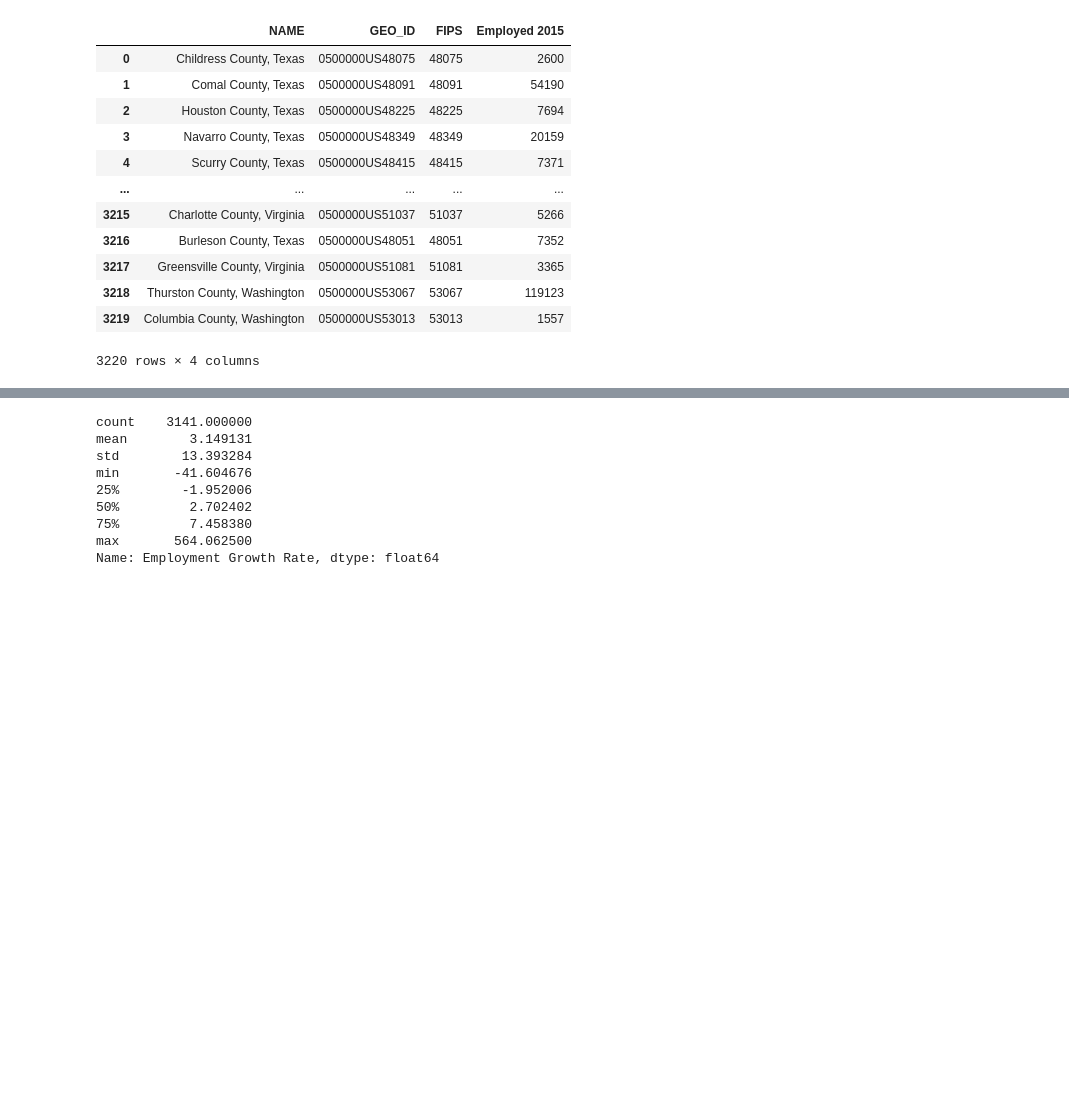
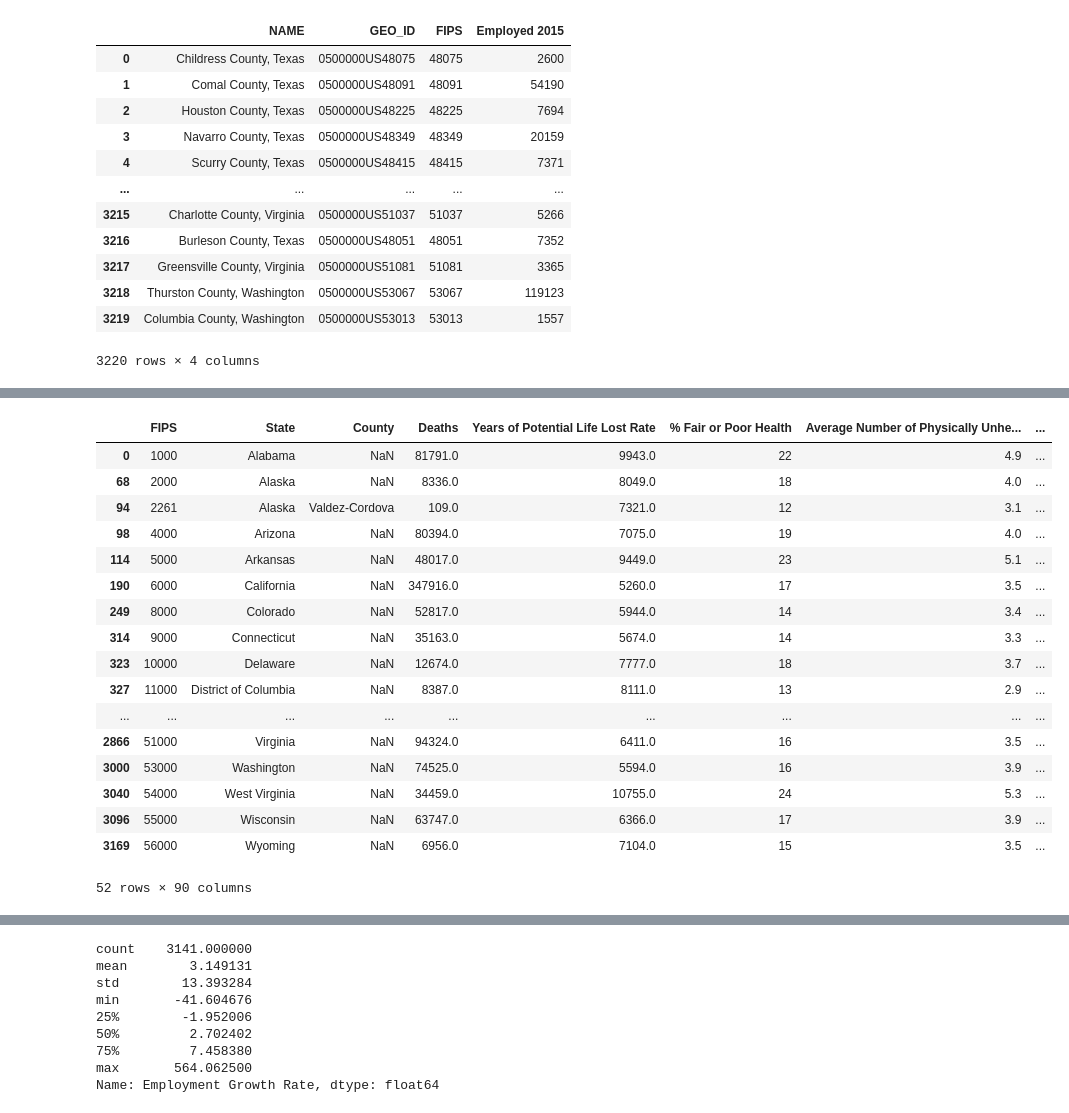
Before and after one commit to mgsrichard/EDai_exercise, a Jupyter notebook: County_Analysis.ipynb, the cells around one changed output, grey strips where cells are left out. Drawn from its saved outputs; the diff is of its cells as text; code cells hidden in the pictures; blank space fills up the shorter version.

```diff
--- a/County_Analysis.ipynb
+++ b/County_Analysis.ipynb
@@ -4,6 +28,10 @@ Data drawn from census.gov
 # %%
-#Import dependencies
+# 1. Import dependencies
 import pandas as pd
 import numpy as np
 import matplotlib.pyplot as plt
+from sklearn.linear_model import LinearRegression
+
+#set print to 20 (for rerunning so it's not set at none)
+pd.set_option('display.max_rows', 20)
 # %%
@@ -129,0 +160,30 @@ There are 0 missing values in the 2015 employment data
+# %%
+#Missing Values are likely from state only rows in original data, these rows should be eliminated anyway since
+#our analysis is by county
+
+#Verify who is missing that data
+pd.set_option('display.max_rows', None)
+
+missing_2020 = combined_ratings_df.loc[combined_ratings_df['Employed 2020'].isna()]
+missing_2020
+
+#50 states plus DC make 51 of 52, plus there is a problem with Valdez-Cordova County, Alaska
+# %% [output]
+|  | FIPS | State | County | Deaths | Years of Potential Life Lost Rate | % Fair or Poor Health | Average Number of Physically Unhe... | ... |
+| 0 | 1000 | Alabama | NaN | 81791.0 | 9943.0 | 22 | 4.9 | ... |
+| 68 | 2000 | Alaska | NaN | 8336.0 | 8049.0 | 18 | 4.0 | ... |
+| 94 | 2261 | Alaska | Valdez-Cordova | 109.0 | 7321.0 | 12 | 3.1 | ... |
+| 98 | 4000 | Arizona | NaN | 80394.0 | 7075.0 | 19 | 4.0 | ... |
+| 114 | 5000 | Arkansas | NaN | 48017.0 | 9449.0 | 23 | 5.1 | ... |
+| 190 | 6000 | California | NaN | 347916.0 | 5260.0 | 17 | 3.5 | ... |
+| 249 | 8000 | Colorado | NaN | 52817.0 | 5944.0 | 14 | 3.4 | ... |
+| 314 | 9000 | Connecticut | NaN | 35163.0 | 5674.0 | 14 | 3.3 | ... |
+| 323 | 10000 | Delaware | NaN | 12674.0 | 7777.0 | 18 | 3.7 | ... |
+| 327 | 11000 | District of Columbia | NaN | 8387.0 | 8111.0 | 13 | 2.9 | ... |
+| ... | ... | ... | ... | ... | ... | ... | ... | ... |
+| 2866 | 51000 | Virginia | NaN | 94324.0 | 6411.0 | 16 | 3.5 | ... |
+| 3000 | 53000 | Washington | NaN | 74525.0 | 5594.0 | 16 | 3.9 | ... |
+| 3040 | 54000 | West Virginia | NaN | 34459.0 | 10755.0 | 24 | 5.3 | ... |
+| 3096 | 55000 | Wisconsin | NaN | 63747.0 | 6366.0 | 17 | 3.9 | ... |
+| 3169 | 56000 | Wyoming | NaN | 6956.0 | 7104.0 | 15 | 3.5 | ... |
+52 rows × 90 columns
```
Also changed, not shown: parts of 26 cells of this notebook.
